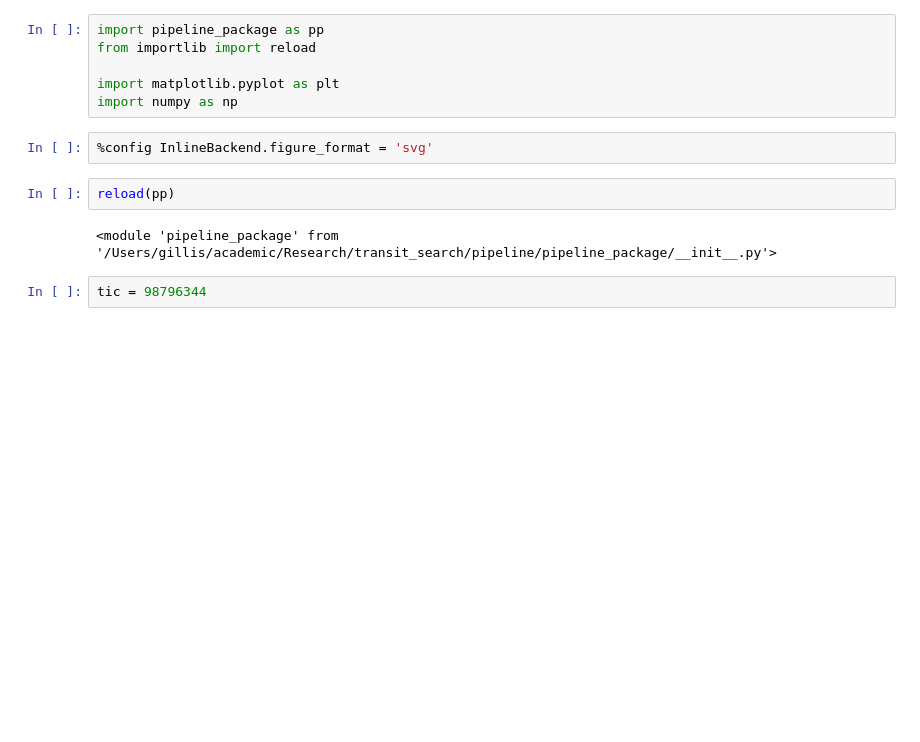
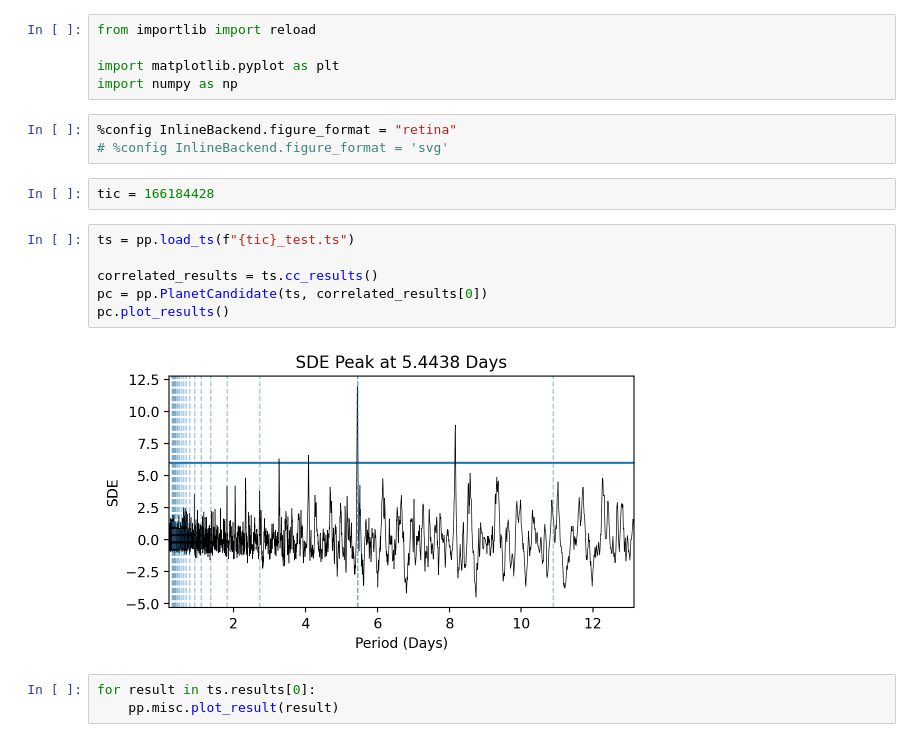
Before and after one commit to e-gillis/tess-exoplanet-pipeline, a Jupyter notebook: pipeline_testing.ipynb, the cells around one changed output. Drawn from its saved outputs; the diff is of its cells as text; blank space fills up the shorter version.

Commit message:
revamped result plotting and added res plotting for pc object

```diff
--- a/pipeline_testing.ipynb
+++ b/pipeline_testing.ipynb
@@ -1,15 +6,22 @@
 # %%
-import pipeline_package as pp
 from importlib import reload
 
 import matplotlib.pyplot as plt
 import numpy as np
 # %%
-%config InlineBackend.figure_format = 'svg'
+%config InlineBackend.figure_format = "retina"
+# %config InlineBackend.figure_format = 'svg'
-# %%
-reload(pp)
-# %% [output]
-<module 'pipeline_package' from '/Users/gillis/academic/Research/transit_search/pipeline/pipeline_package/__init__.py'>
 # %%
-tic = 98796344
+tic = 166184428
+# %%
+ts = pp.load_ts(f"{tic}_test.ts")
+
+correlated_results = ts.cc_results()
+pc = pp.PlanetCandidate(ts, correlated_results[0])
+pc.plot_results()
+# %% [output]
+[figure, added]
+# %%
+for result in ts.results[0]:
+    pp.misc.plot_result(result)
 # %%
```
Also changed, not shown: parts of 14 cells of this notebook, 7 other files.
